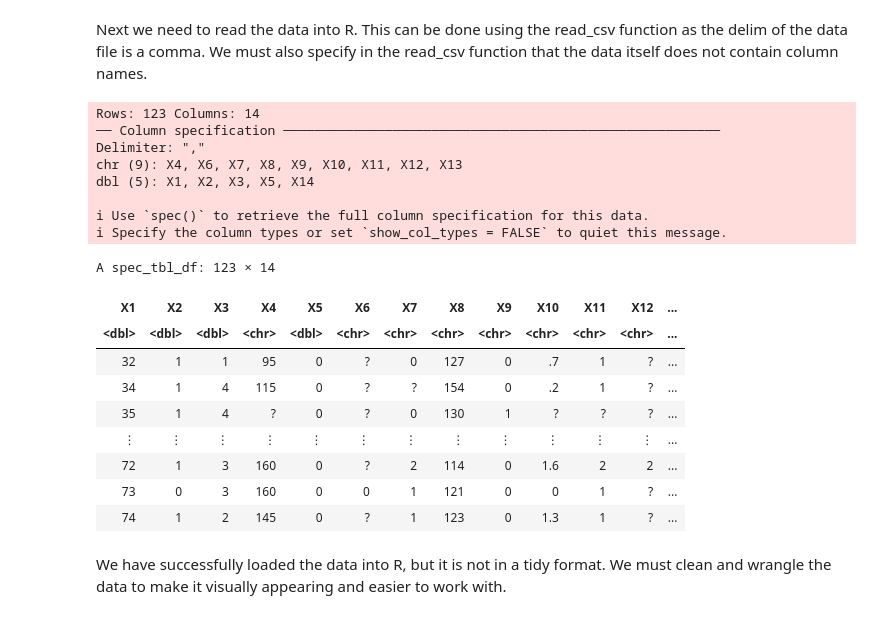
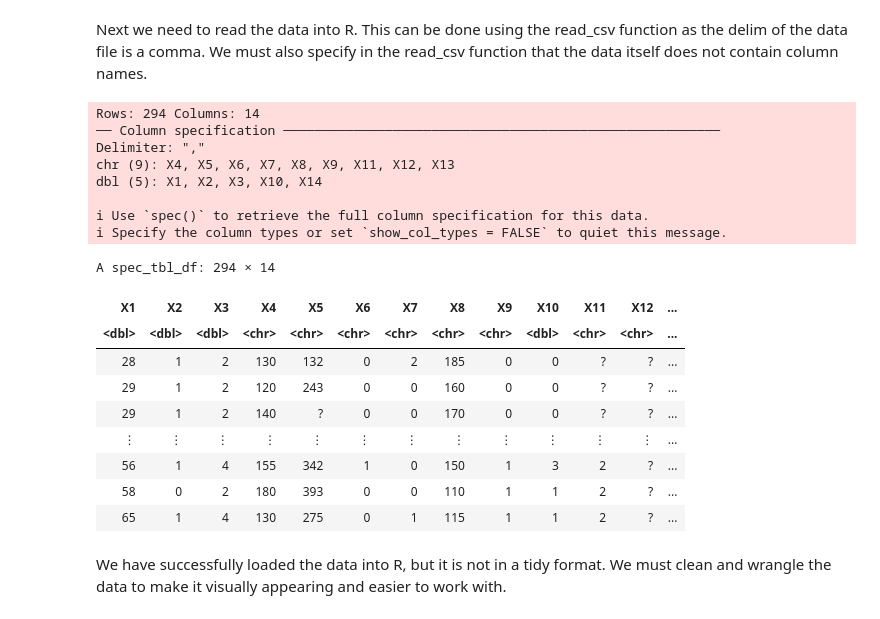
Before and after one commit to Andrewang561/Heart-Disease-Classifier, a Jupyter notebook: DataProject.ipynb, the cells around one changed output. Saved outputs shown, nothing was run; the diff lists cells and outputs as text; code cells hidden in the pictures.

```diff
--- a/DataProject.ipynb
+++ b/DataProject.ipynb
@@ -16,27 +34,27 @@ options(repr.matrix.max.rows = 6)
 # %% [markdown]
 Next we need to read the data into R. This can be done using the read_csv function as the delim of the data file is a comma. We must also specify in the read_csv function that the data itself does not contain column names.
 # %%
-data <- read_csv("data/heart_disease/processed.switzerland.data", col_names = FALSE)
+data <- read_csv("data/heart_disease/processed.hungarian.data", col_names = FALSE)
 data
 # %% [output]
-Rows: 123 Columns: 14
+Rows: 294 Columns: 14
 ── Column specification ────────────────────────────────────────────────────────
 Delimiter: ","
-chr (9): X4, X6, X7, X8, X9, X10, X11, X12, X13
-dbl (5): X1, X2, X3, X5, X14
+chr (9): X4, X5, X6, X7, X8, X9, X11, X12, X13
+dbl (5): X1, X2, X3, X10, X14
 
 ℹ Use `spec()` to retrieve the full column specification for this data.
 ℹ Specify the column types or set `show_col_types = FALSE` to quiet this message.
-A spec_tbl_df: 123 × 14
+A spec_tbl_df: 294 × 14
 | X1 | X2 | X3 | X4 | X5 | X6 | X7 | X8 | X9 | X10 | X11 | X12 | ... |
-| <dbl> | <dbl> | <dbl> | <chr> | <dbl> | <chr> | <chr> | <chr> | <chr> | <chr> | <chr> | <chr> | ... |
-| 32 | 1 | 1 | 95 | 0 | ? | 0 | 127 | 0 | .7 | 1 | ? | ... |
-| 34 | 1 | 4 | 115 | 0 | ? | ? | 154 | 0 | .2 | 1 | ? | ... |
-| 35 | 1 | 4 | ? | 0 | ? | 0 | 130 | 1 | ? | ? | ? | ... |
+| <dbl> | <dbl> | <dbl> | <chr> | <chr> | <chr> | <chr> | <chr> | <chr> | <dbl> | <chr> | <chr> | ... |
+| 28 | 1 | 2 | 130 | 132 | 0 | 2 | 185 | 0 | 0 | ? | ? | ... |
+| 29 | 1 | 2 | 120 | 243 | 0 | 0 | 160 | 0 | 0 | ? | ? | ... |
+| 29 | 1 | 2 | 140 | ? | 0 | 0 | 170 | 0 | 0 | ? | ? | ... |
 | ⋮ | ⋮ | ⋮ | ⋮ | ⋮ | ⋮ | ⋮ | ⋮ | ⋮ | ⋮ | ⋮ | ⋮ | ... |
-| 72 | 1 | 3 | 160 | 0 | ? | 2 | 114 | 0 | 1.6 | 2 | 2 | ... |
-| 73 | 0 | 3 | 160 | 0 | 0 | 1 | 121 | 0 | 0 | 1 | ? | ... |
-| 74 | 1 | 2 | 145 | 0 | ? | 1 | 123 | 0 | 1.3 | 1 | ? | ... |
+| 56 | 1 | 4 | 155 | 342 | 1 | 0 | 150 | 1 | 3 | 2 | ? | ... |
+| 58 | 0 | 2 | 180 | 393 | 0 | 0 | 110 | 1 | 1 | 2 | ? | ... |
+| 65 | 1 | 4 | 130 | 275 | 0 | 1 | 115 | 1 | 1 | 2 | ? | ... |
 # %% [markdown]
 We have successfully loaded the data into R, but it is not in a tidy format. We must clean and wrangle the data to make it visually appearing and easier to work with.
 # %%
```
Also changed, not shown: parts of 10 cells of this notebook.
